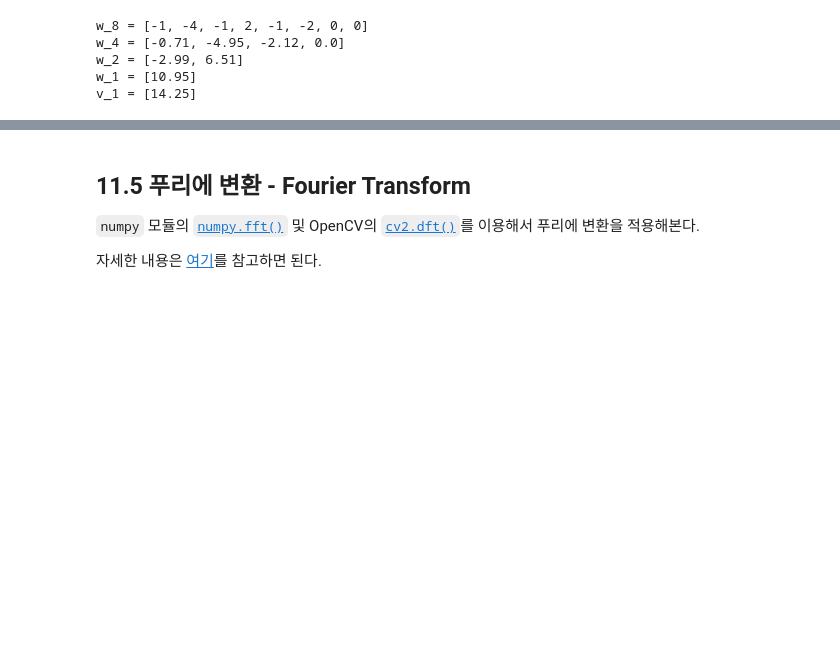
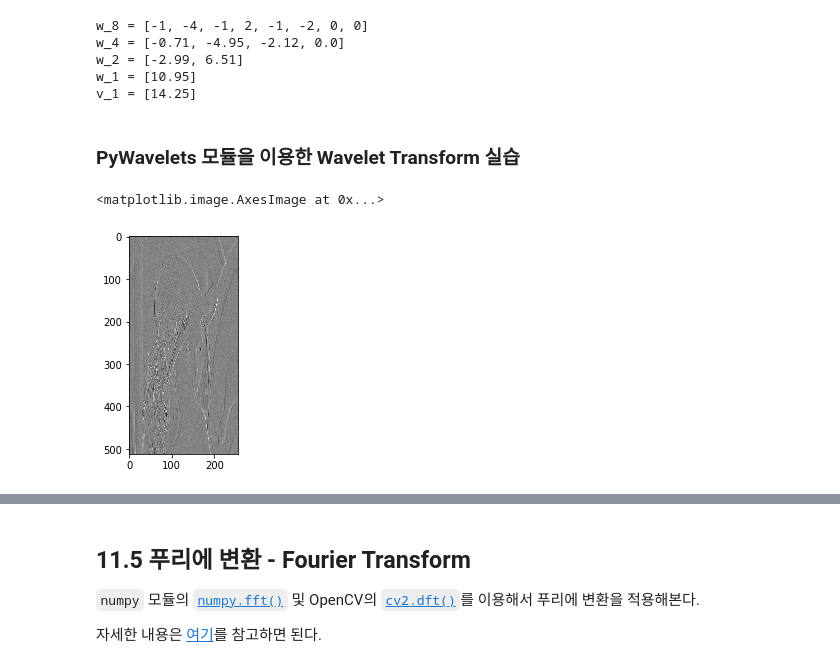
Before and after one commit to ExcelsiorCJH/CodingTheMatrix, a Jupyter notebook: Chap11 - Special Basis/Chap11-Special_Basis.ipynb, the cells around one changed output, grey strips where cells are left out. Cells and saved outputs as stored; diff of their text form; code cells hidden in the pictures; blank space fills up the shorter version.

Commit message:
Chap11 - PyWavelet을 이용한 웨이블릿 변환 실습

```diff
--- a/Chap11 - Special Basis/Chap11-Special_Basis.ipynb
+++ b/Chap11 - Special Basis/Chap11-Special_Basis.ipynb
@@ -47,3 +47,5 @@ w_4 = [-0.71, -4.95, -2.12, 0.0]
 w_2 = [-2.99, 6.51]
 w_1 = [10.95]
 v_1 = [14.25]
+# %% [markdown]
+### PyWavelets 모듈을 이용한 Wavelet Transform 실습
@@ -49,0 +60,9 @@ v_1 = [14.25]
+# %%
+# Load an color image in grayscale
+img = cv2.imread('./images/lena_grey.bmp', 0)
+cA, cD = pywt.dwt(img, 'db1')
+# %%
+plt.imshow(cD, cmap='gray')
+# %% [output]
+<matplotlib.image.AxesImage at 0x...>
+[figure, added]
```
Also changed, not shown: parts of 3 cells of this notebook.
